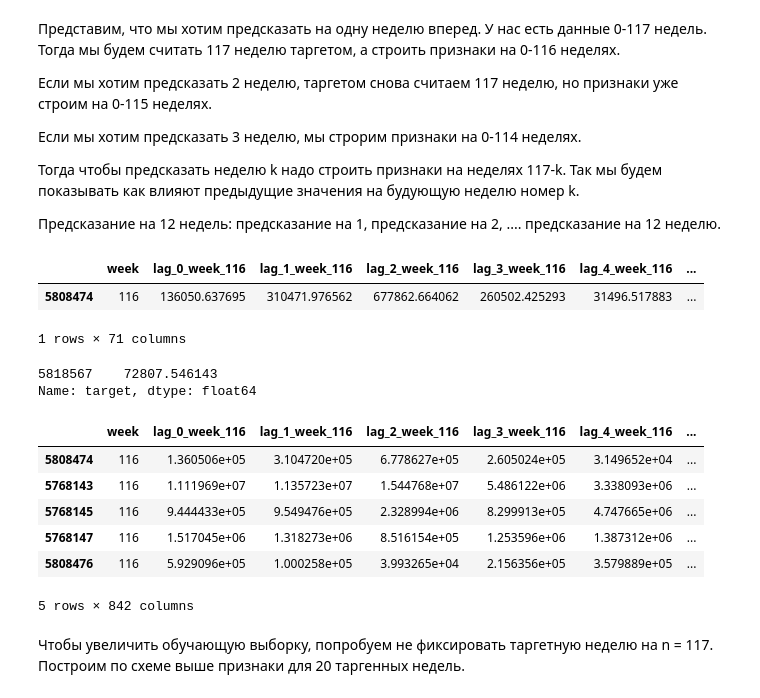
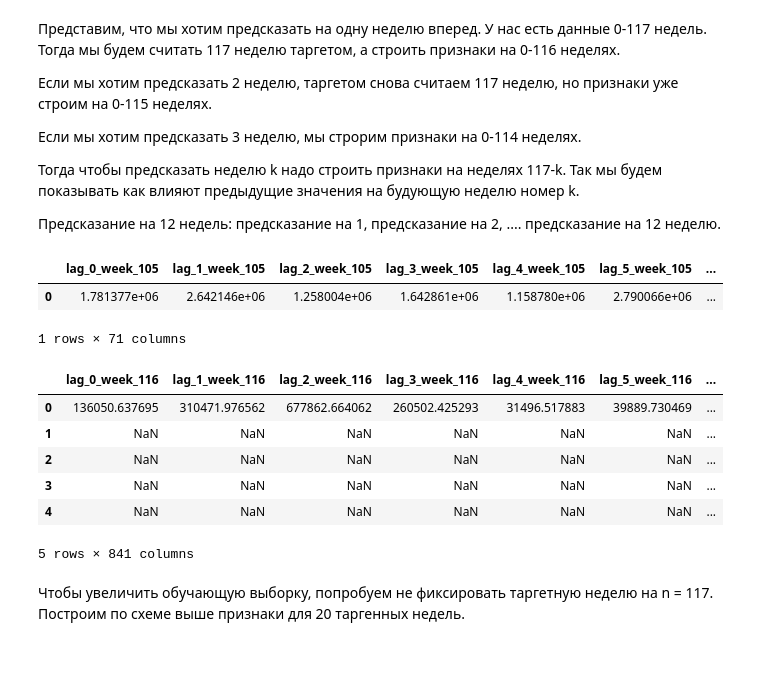
Before and after one commit to oleander-twig/bank_transfers_forecasting, a Jupyter notebook: transactions_xgboost.ipynb, the cells around one changed output. Drawn from its saved outputs; the diff is of its cells as text; code cells hidden in the pictures; blank space fills up the shorter version.

```diff
--- a/transactions_xgboost.ipynb
+++ b/transactions_xgboost.ipynb
@@ -212,41 +220,45 @@ def get_features(n, df) -> pd.DataFrame:
 Тогда чтобы предсказать неделю k надо строить признаки на неделях 117-k. Так мы будем показывать как влияют предыдущие значения на будующую неделю номер k.
 
 Предсказание на 12 недель: предсказание на 1, предсказание на 2, .... предсказание на 12 неделю.
-# %%
-f_inn
-# %% [output]
-|  | week | lag_0_week_116 | lag_1_week_116 | lag_2_week_116 | lag_3_week_116 | lag_4_week_116 | ... |
-| 5808474 | 116 | 136050.637695 | 310471.976562 | 677862.664062 | 260502.425293 | 31496.517883 | ... |
-1 rows × 71 columns
-# %%
-t_inn
-# %% [output]
-5818567    72807.546143
-Name: target, dtype: float64
+# %%
+f_inn
+# %% [output]
+|  | lag_0_week_105 | lag_1_week_105 | lag_2_week_105 | lag_3_week_105 | lag_4_week_105 | lag_5_week_105 | ... |
+| 0 | 1.781377e+06 | 2.642146e+06 | 1.258004e+06 | 1.642861e+06 | 1.158780e+06 | 2.790066e+06 | ... |
+1 rows × 71 columns
 # %%
 train = pd.DataFrame()
 n = 117 # текущая неделя
 k = 12 # горизонт предсказания
 
-for i in range(1, k+1):
-    df = trns[trns['week']==n]
+train_list = []
 
-    for inn in df['inn_id'].unique()[:100]:
-        t_inn = df[df['inn_id']==inn]['target']
-        f_inn = get_features(n-i, trns[trns['inn_id']==inn])
+df_week_n = trns.loc[trns["week"] == n, ["inn_id", "target"]]
+inn_subset = df_week_n["inn_id"].unique()[:1000]
+inn_groups = {gid: g for gid, g in trns.groupby("inn_id", sort=False)}
 
-        f_inn['target'] = t_inn
-        train = pd.concat([train, f_inn])
+for inn in inn_subset:
+    inn_df = inn_groups.get(inn)
+
+    t_series = df_week_n.loc[df_week_n["inn_id"] == inn, "target"]
+    t_val = t_series.iloc[0]
+
+    for i in range(1, k+1):
+            f_inn = get_features(n-i, inn_groups[inn])
+            f_inn['target'] = t_val
+            train_list.append(f_inn)
+
+train = pd.concat(train_list, ignore_index=True) if train_list else pd.DataFrame()
 
 train.head()
 # %% [output]
-|  | week | lag_0_week_116 | lag_1_week_116 | lag_2_week_116 | lag_3_week_116 | lag_4_week_116 | ... |
-| 5808474 | 116 | 1.360506e+05 | 3.104720e+05 | 6.778627e+05 | 2.605024e+05 | 3.149652e+04 | ... |
-| 5768143 | 116 | 1.111969e+07 | 1.135723e+07 | 1.544768e+07 | 5.486122e+06 | 3.338093e+06 | ... |
-| 5768145 | 116 | 9.444433e+05 | 9.549476e+05 | 2.328994e+06 | 8.299913e+05 | 4.747665e+06 | ... |
-| 5768147 | 116 | 1.517045e+06 | 1.318273e+06 | 8.516154e+05 | 1.253596e+06 | 1.387312e+06 | ... |
-| 5808476 | 116 | 5.929096e+05 | 1.000258e+05 | 3.993265e+04 | 2.156356e+05 | 3.579889e+05 | ... |
+|  | lag_0_week_116 | lag_1_week_116 | lag_2_week_116 | lag_3_week_116 | lag_4_week_116 | lag_5_week_116 | ... |
+| 0 | 136050.637695 | 310471.976562 | 677862.664062 | 260502.425293 | 31496.517883 | 39889.730469 | ... |
+| 1 | NaN | NaN | NaN | NaN | NaN | NaN | ... |
+| 2 | NaN | NaN | NaN | NaN | NaN | NaN | ... |
+| 3 | NaN | NaN | NaN | NaN | NaN | NaN | ... |
+| 4 | NaN | NaN | NaN | NaN | NaN | NaN | ... |
-5 rows × 842 columns
+5 rows × 841 columns
 # %% [markdown]
 Чтобы увеличить обучающую выборку, попробуем не фиксировать таргетную неделю на n = 117. Построим по схеме выше признаки для 20 таргенных недель.
 # %%
```
Also changed, not shown: parts of 1 cell of this notebook, 1 other file.
